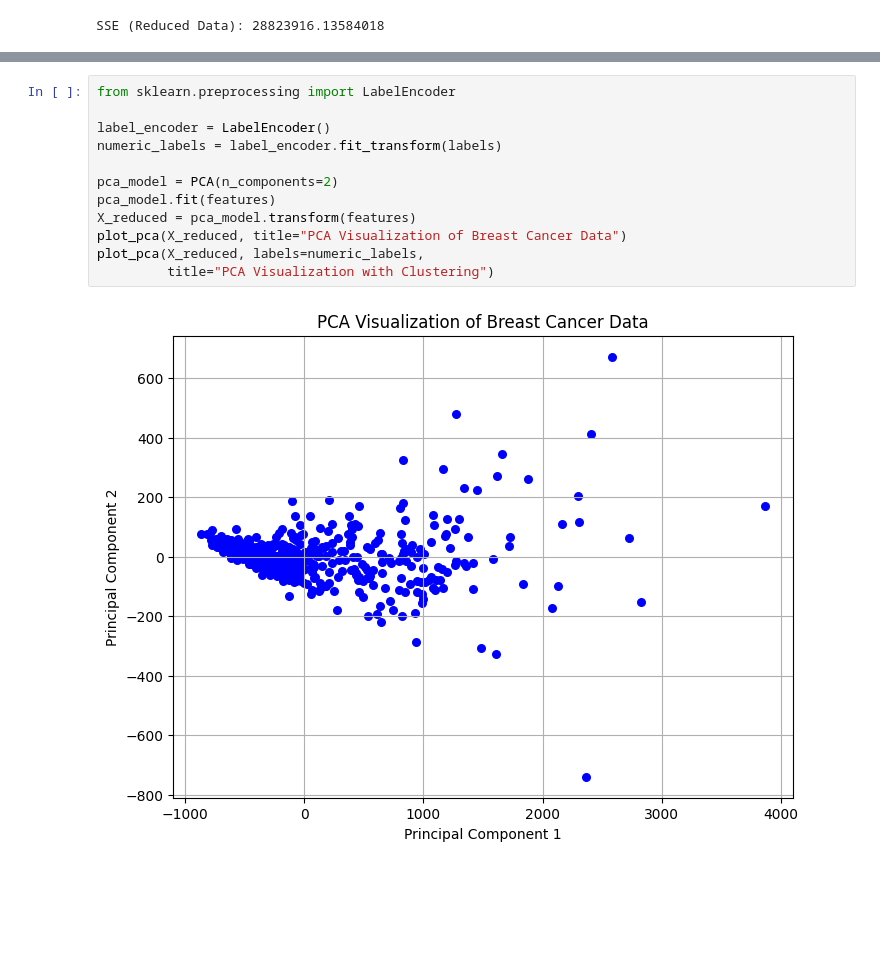
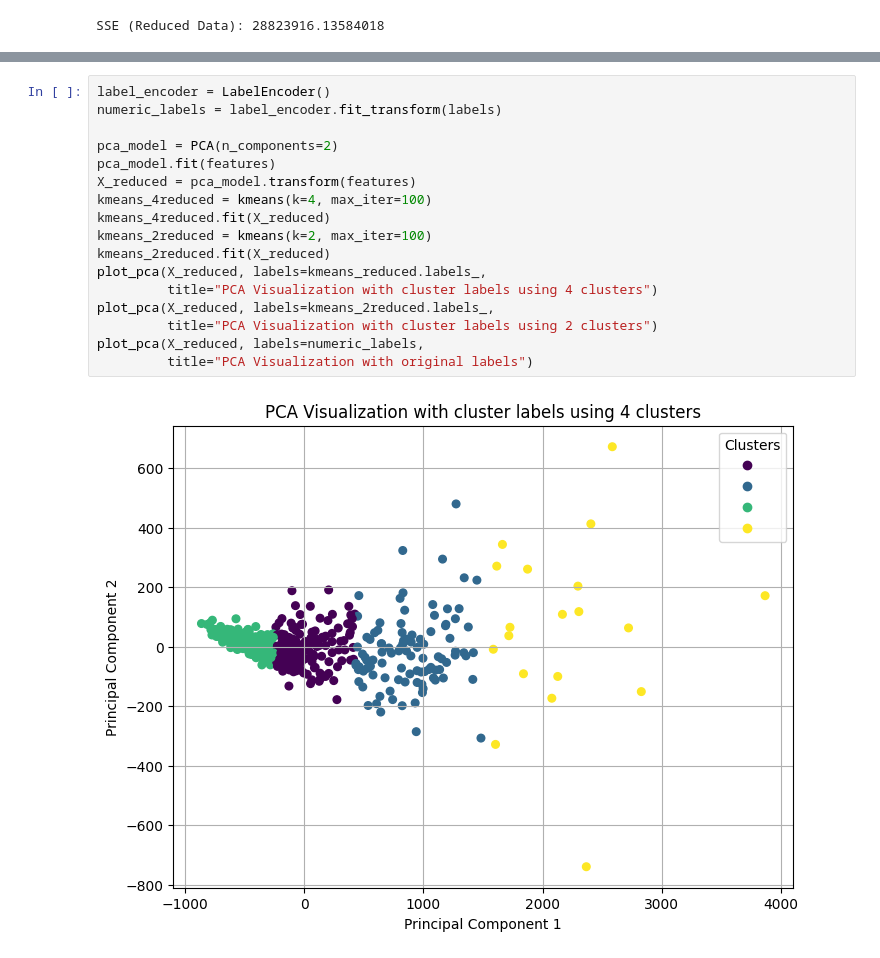
Before and after one commit to Noureldeen73/Breast-cancer-classification, a Jupyter notebook: notebook/analysis.ipynb, the cells around one changed output, grey strips where cells are left out. Saved outputs shown, nothing was run; the diff lists cells and outputs as text; blank space fills up the shorter version.

Commit message:
visulaizing labels

```diff
--- a/notebook/analysis.ipynb
+++ b/notebook/analysis.ipynb
@@ -148,16 +149,21 @@ SSE (Reduced Data): 29226467.423666865
 Experiment with 10 prinipal components:
 SSE (Reduced Data): 29226515.128343128
 # %%
-from sklearn.preprocessing import LabelEncoder
-
 label_encoder = LabelEncoder()
 numeric_labels = label_encoder.fit_transform(labels)
 
 pca_model = PCA(n_components=2)
 pca_model.fit(features)
 X_reduced = pca_model.transform(features)
-plot_pca(X_reduced, title="PCA Visualization of Breast Cancer Data")
+kmeans_4reduced = kmeans(k=4, max_iter=100)
+kmeans_4reduced.fit(X_reduced)
+kmeans_2reduced = kmeans(k=2, max_iter=100)
+kmeans_2reduced.fit(X_reduced)
+plot_pca(X_reduced, labels=kmeans_reduced.labels_,
+         title="PCA Visualization with cluster labels using 4 clusters")
+plot_pca(X_reduced, labels=kmeans_2reduced.labels_,
+         title="PCA Visualization with cluster labels using 2 clusters")
 plot_pca(X_reduced, labels=numeric_labels,
-         title="PCA Visualization with Clustering")
+         title="PCA Visualization with original labels")
 # %% [output]
-[figure, old version]
+[figure, new version]
```
Also changed, not shown: parts of 4 cells of this notebook.
